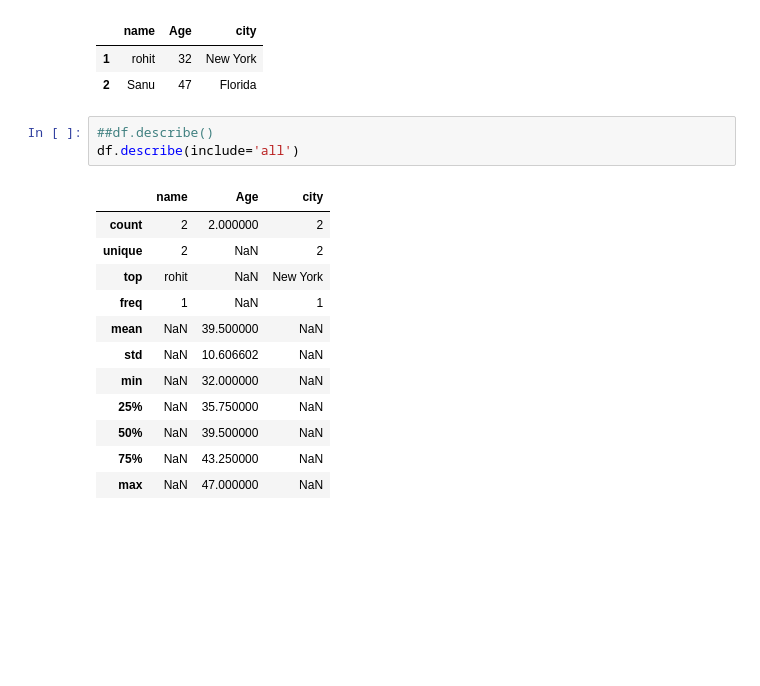
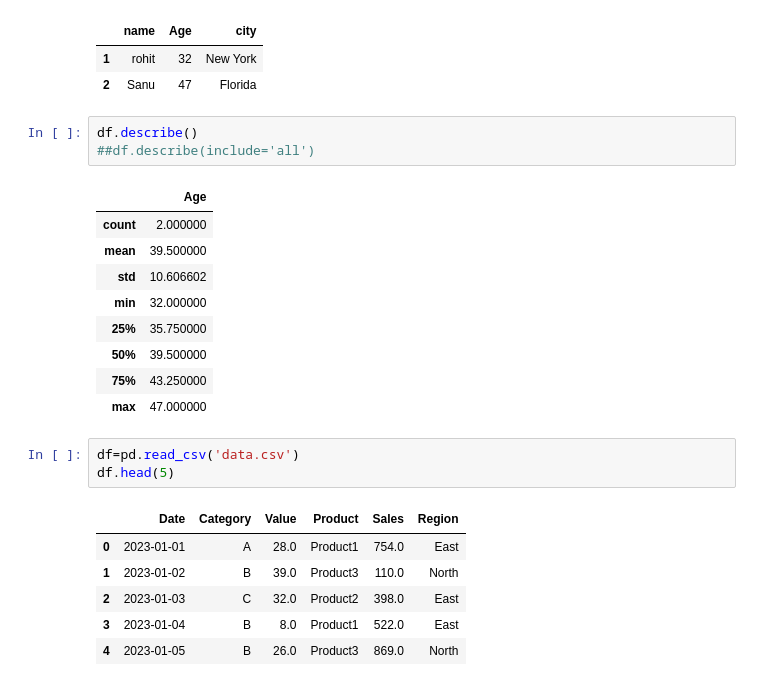
Before and after one commit to ayushchoudhary336/Python, a Jupyter notebook: 7.Pandas/7.1.Pandas.ipynb, the cells around one changed output. Cells and saved outputs as stored; diff of their text form; blank space fills up the shorter version.

Commit message:
learn about manipulation data using pandas library

```diff
--- a/7.Pandas/7.1.Pandas.ipynb
+++ b/7.Pandas/7.1.Pandas.ipynb
@@ -151,18 +151,25 @@ df
 | 1 | rohit | 32 | New York |
 | 2 | Sanu | 47 | Florida |
 # %%
-##df.describe()
-df.describe(include='all')
+df.describe()
+##df.describe(include='all')
 # %% [output]
-|  | name | Age | city |
-| count | 2 | 2.000000 | 2 |
-| unique | 2 | NaN | 2 |
-| top | rohit | NaN | New York |
-| freq | 1 | NaN | 1 |
-| mean | NaN | 39.500000 | NaN |
-| std | NaN | 10.606602 | NaN |
-| min | NaN | 32.000000 | NaN |
-| 25% | NaN | 35.750000 | NaN |
-| 50% | NaN | 39.500000 | NaN |
-| 75% | NaN | 43.250000 | NaN |
-| max | NaN | 47.000000 | NaN |
+|  | Age |
+| count | 2.000000 |
+| mean | 39.500000 |
+| std | 10.606602 |
+| min | 32.000000 |
+| 25% | 35.750000 |
+| 50% | 39.500000 |
+| 75% | 43.250000 |
+| max | 47.000000 |
+# %%
+df=pd.read_csv('data.csv')
+df.head(5)
+# %% [output]
+|  | Date | Category | Value | Product | Sales | Region |
+| 0 | 2023-01-01 | A | 28.0 | Product1 | 754.0 | East |
+| 1 | 2023-01-02 | B | 39.0 | Product3 | 110.0 | North |
+| 2 | 2023-01-03 | C | 32.0 | Product2 | 398.0 | East |
+| 3 | 2023-01-04 | B | 8.0 | Product1 | 522.0 | East |
+| 4 | 2023-01-05 | B | 26.0 | Product3 | 869.0 | North |
```
Also changed, not shown: parts of 31 cells of this notebook, 4 other files.
